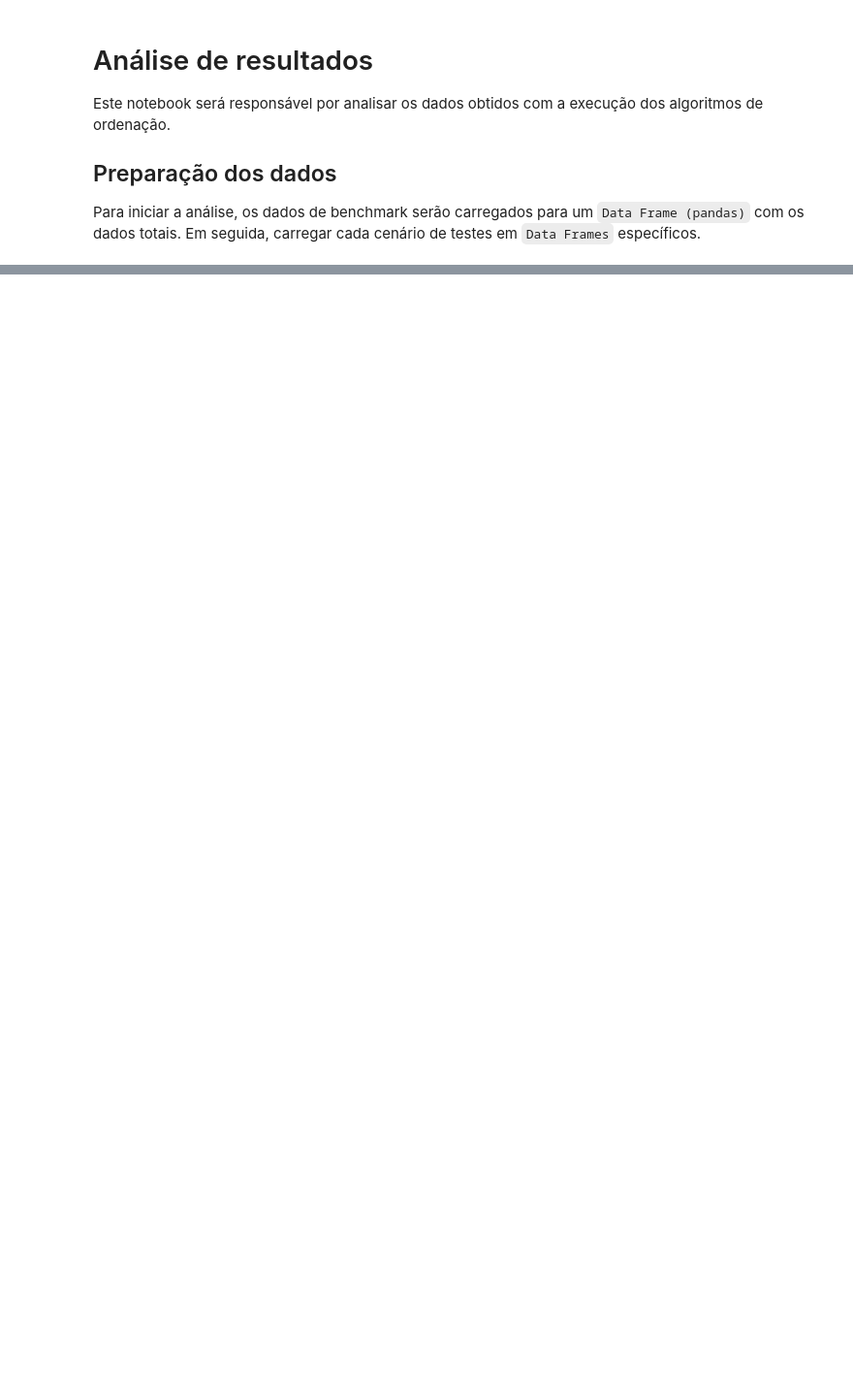
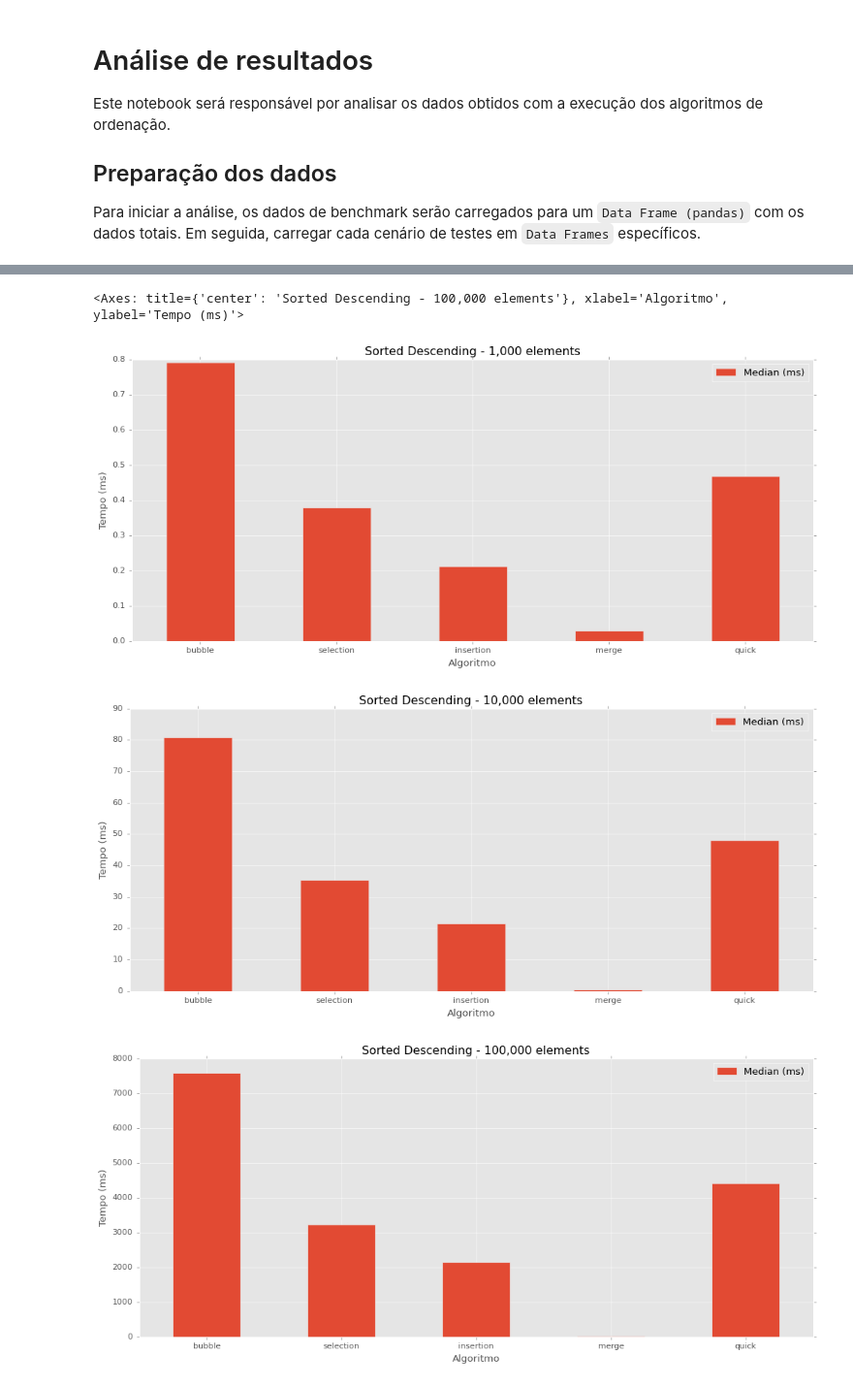
Before and after one commit to olucasaguiar/projeto-metodos-de-ordenacao, a Jupyter notebook: app/projeto_algoritmos_de_ordenacao.ipynb, the cells around one changed output, grey strips where cells are left out. Shown at 97% size. Saved outputs shown, nothing was run; the diff lists cells and outputs as text; code cells hidden in the pictures; blank space fills up the shorter version.

```diff
--- a/app/projeto_algoritmos_de_ordenacao.ipynb
+++ b/app/projeto_algoritmos_de_ordenacao.ipynb
@@ -53,0 +89,30 @@ working_df.set_index(['Algorithm', 'Size'], inplace=True)
+# %%
+sorted_descending_sm_df.set_index("Algorithm")[["Median (ms)"]].plot.bar(
+    rot=0,
+    title="Sorted Descending - 1,000 elements",
+    figsize=(15, 6),
+    xlabel="Algoritmo",
+    ylabel="Tempo (ms)",
+    logy=False,
+)
+sorted_descending_md_df.set_index("Algorithm")[["Median (ms)"]].plot.bar(
+    rot=0,
+    title="Sorted Descending - 10,000 elements",
+    figsize=(15, 6),
+    xlabel="Algoritmo",
+    ylabel="Tempo (ms)",
+    logy=False,
+)
+sorted_descending_lg_df.set_index("Algorithm")[["Median (ms)"]].plot.bar(
+    rot=0,
+    title="Sorted Descending - 100,000 elements",
+    figsize=(15, 6),
+    xlabel="Algoritmo",
+    ylabel="Tempo (ms)",
+    logy=False,
+)
+# %% [output]
+<Axes: title={'center': 'Sorted Descending - 100,000 elements'}, xlabel='Algoritmo', ylabel='Tempo (ms)'>
+[figure, added]
+[figure, added]
+[figure, added]
```
Also changed, not shown: parts of 7 cells of this notebook.
